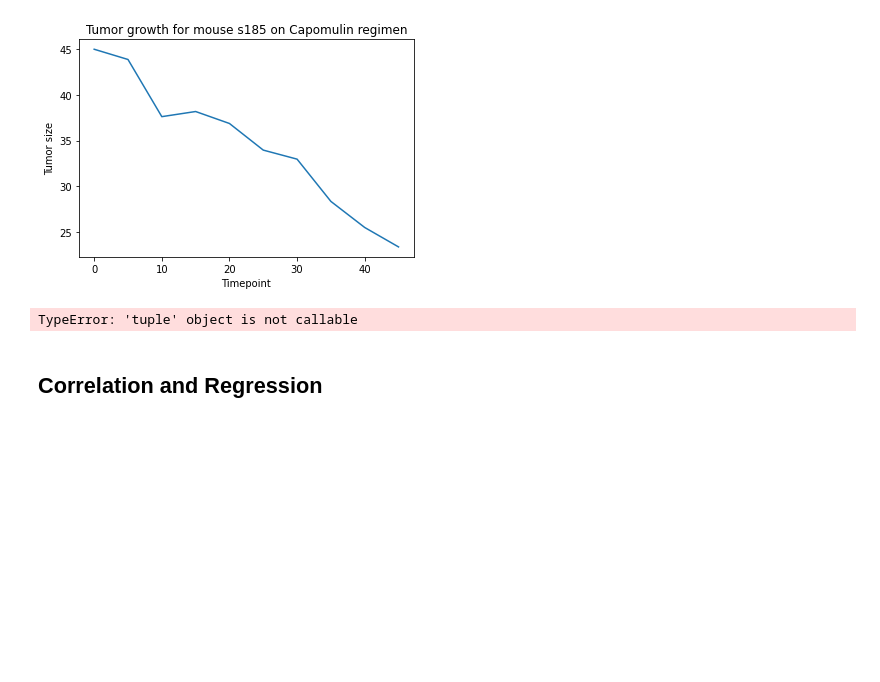
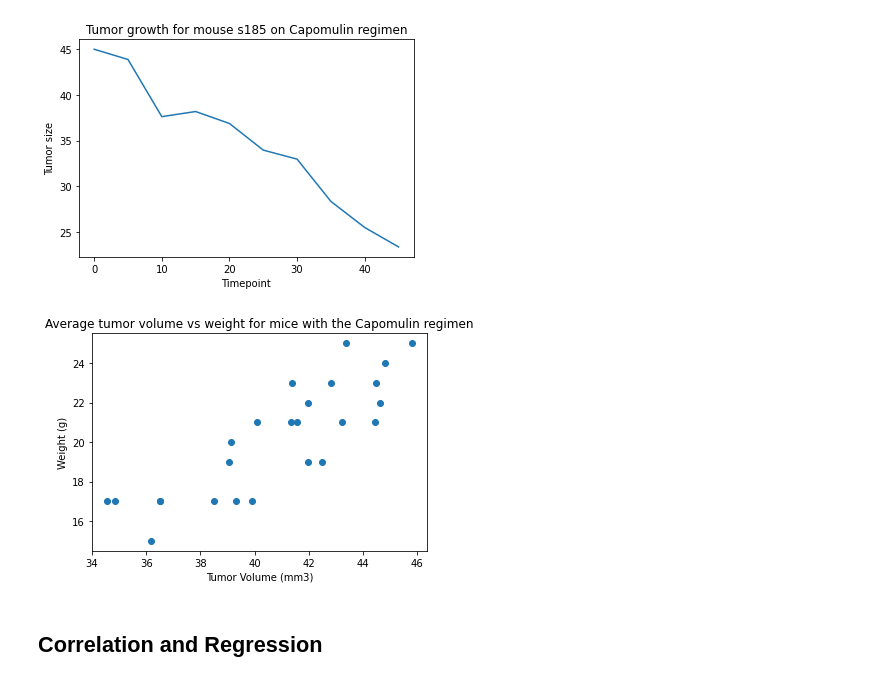
Before and after one commit to JGarvert/Matplotlib_homework, a Jupyter notebook: pymaceuticals_starter.ipynb, the cells around one changed output. Saved outputs shown, nothing was run; the diff lists cells and outputs as text; code cells hidden in the pictures; blank space fills up the shorter version.

```diff
--- a/pymaceuticals_starter.ipynb
+++ b/pymaceuticals_starter.ipynb
@@ -309,18 +266,20 @@ plt.show()
 # %%
 # Generate a scatter plot of average tumor volume vs. average mouse weight for the Capomulin regimen
 # filter on Capol...groupby mouseID, then add .mean (on both tumor volume and mouse weight) on groupedby on tumor volumm.
 
 # select data
-cap_data = study_data.loc[study_data["Drug Regimen"] == "Capomulin"]
+cap_data = study_data.loc[(study_data["Drug Regimen"] == "Capomulin")]
 # set axis
 cap_tumvol = cap_data.groupby('Mouse ID')["Tumor Volume (mm3)"].mean()
 cap_weight = cap_data.groupby('Mouse ID')["Weight (g)"].mean()
-# plot?
-# cap_scatter_data = pd.merge(cap_tumvol, cap_weight, how = "inner", on =["Mouse ID"])
+# Plot
 cap_scatter = plt.scatter(cap_tumvol,cap_weight)
+plt.ylabel('Weight (g)')
+plt.xlabel('Tumor Volume (mm3)')
+plt.title(f"Average tumor volume vs weight for mice with the Capomulin regimen")
 plt.show()
 # %% [output]
-TypeError: 'tuple' object is not callable
+[figure, added]
 # %% [markdown]
 ## Correlation and Regression
 # %%
```
Also changed, not shown: parts of 16 cells of this notebook.
